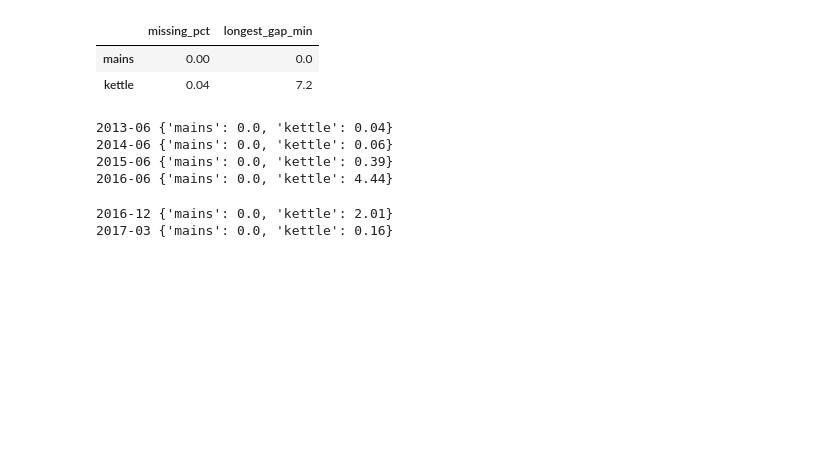
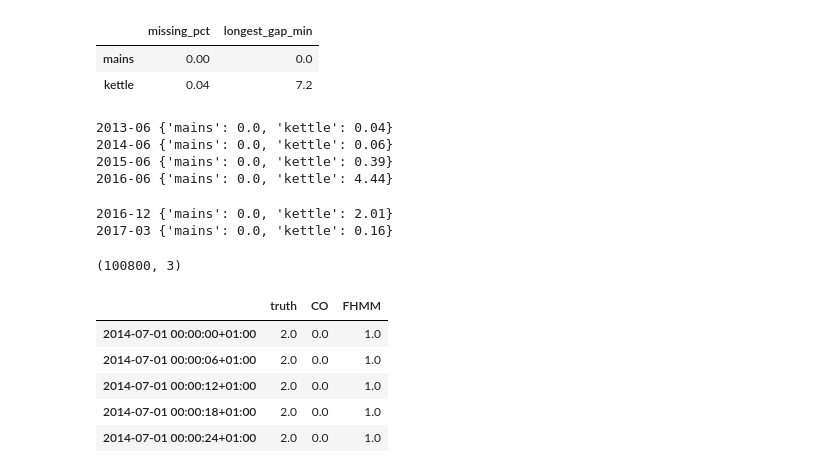
Before and after one commit to AayushAswal27/wattparse, a Jupyter notebook: notebooks/02_alignment_check.ipynb, the cells around one changed output. Saved outputs shown, nothing was run; the diff lists cells and outputs as text; code cells hidden in the pictures; blank space fills up the shorter version.

```diff
--- a/notebooks/02_alignment_check.ipynb
+++ b/notebooks/02_alignment_check.ipynb
@@ -83,3 +83,19 @@ for month in ["2016-12", "2017-03"]:
 # %% [output]
 2016-12 {'mains': 0.0, 'kettle': 2.01}
 2017-03 {'mains': 0.0, 'kettle': 0.16}
+# %%
+import pandas as pd
+import matplotlib.pyplot as plt
+
+base = pd.read_csv("../data/processed/baseline_kettle.csv",
+                   index_col=0, parse_dates=True)
+print(base.shape)
+base.head()
+# %% [output]
+(100800, 3)
+|  | truth | CO | FHMM |
+| 2014-07-01 00:00:00+01:00 | 2.0 | 0.0 | 1.0 |
+| 2014-07-01 00:00:06+01:00 | 2.0 | 0.0 | 1.0 |
+| 2014-07-01 00:00:12+01:00 | 2.0 | 0.0 | 1.0 |
+| 2014-07-01 00:00:18+01:00 | 2.0 | 0.0 | 1.0 |
+| 2014-07-01 00:00:24+01:00 | 2.0 | 0.0 | 1.0 |
```
Also changed, not shown: parts of 2 cells of this notebook.
